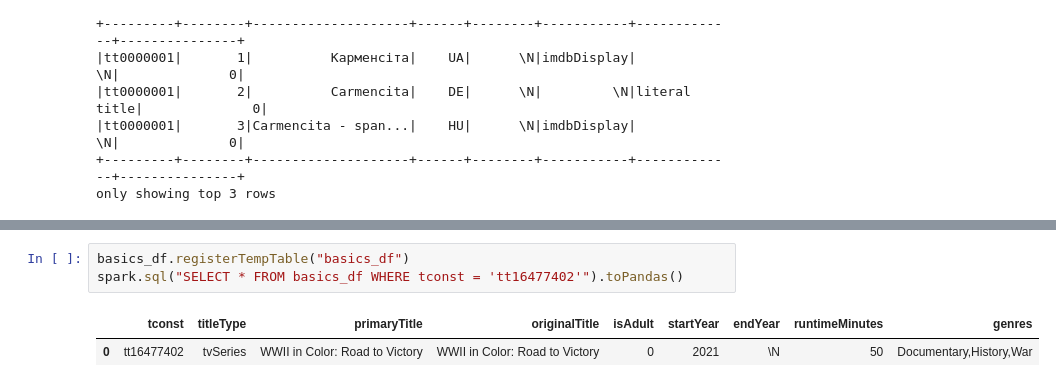
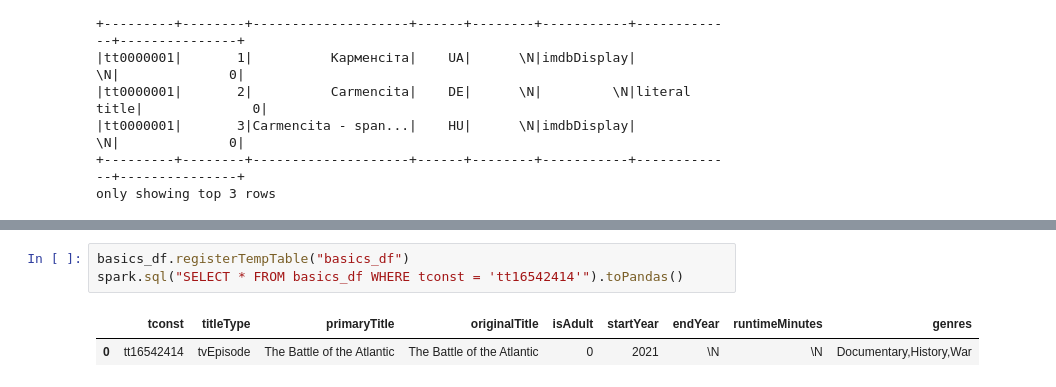
Before and after one commit to vichShir/netflix-analysis, a Jupyter notebook: notebooks/Netflix_Analysis.ipynb, the cells around one changed output, grey strips where cells are left out. Cells and saved outputs as stored; diff of their text form.

```diff
--- a/notebooks/Netflix_Analysis.ipynb
+++ b/notebooks/Netflix_Analysis.ipynb
@@ -667,8 +513,8 @@ spark.sql("SELECT * FROM ratings_df WHERE tconst = 'tt0206501'").show()
 # %%
 basics_df.registerTempTable("basics_df")
-spark.sql("SELECT * FROM basics_df WHERE tconst = 'tt16477402'").toPandas()
+spark.sql("SELECT * FROM basics_df WHERE tconst = 'tt16542414'").toPandas()
 # %% [output]
 |  | tconst | titleType | primaryTitle | originalTitle | isAdult | startYear | endYear | runtimeMinutes | genres |
-| 0 | tt16477402 | tvSeries | WWII in Color: Road to Victory | WWII in Color: Road to Victory | 0 | 2021 | \N | 50 | Documentary,History,War |
+| 0 | tt16542414 | tvEpisode | The Battle of the Atlantic | The Battle of the Atlantic | 0 | 2021 | \N | \N | Documentary,History,War |
 # %%
 episode_df.registerTempTable("episode_df")
```
Also changed, not shown: parts of 39 cells of this notebook, 2 other files.
